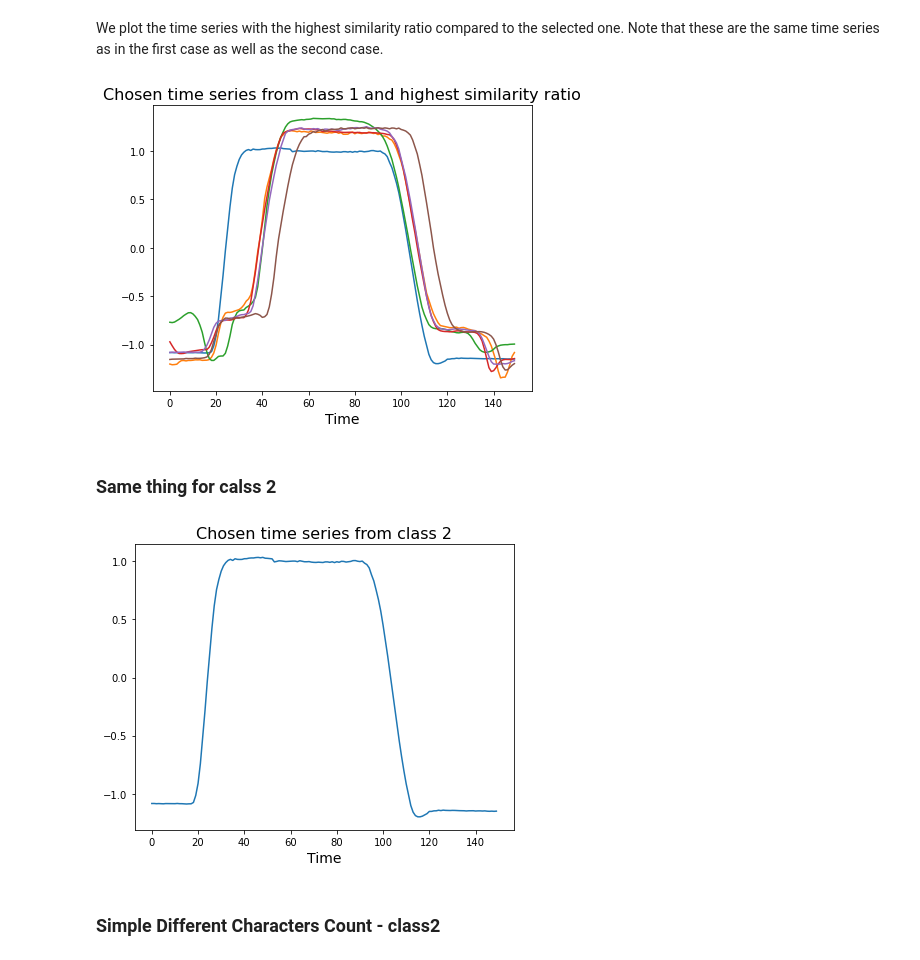
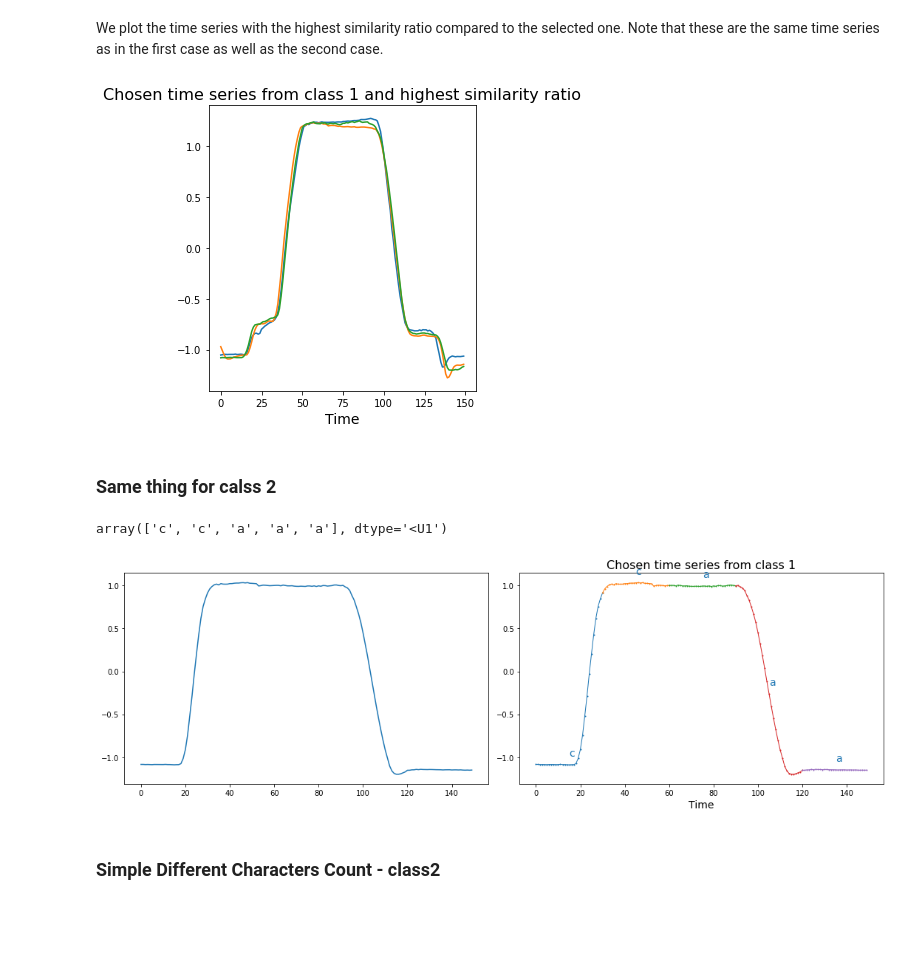
Before and after one commit to backspacer303/naucno-izracunavanje-projekat-2022, a Jupyter notebook: sfa_examples.ipynb, the cells around one changed output. Saved outputs shown, nothing was run; the diff lists cells and outputs as text; code cells hidden in the pictures; blank space fills up the shorter version.

```diff
--- a/sfa_examples.ipynb
+++ b/sfa_examples.ipynb
@@ -226,0 +239,8 @@ array([['b', 'd', 'd', 'c'],
+# %%
+# We divide by 5 because that is the dimension to which we reduce and which we set during the transformation (n_coefs=4)
+window_size = X.shape[1] // 5
+# We set the word size to 1 since we have only one word
+word_size = 1
+# %%
+splits_series = np.linspace(0, X.shape[1], 1 + X.shape[1] // window_size, dtype='int64')
+splits_series
@@ -226,0 +253,8 @@ array([['b', 'd', 'd', 'c'],
+# %%
+for start, end in zip(splits_series[:-1], np.clip(splits_series[1:] + 1, 0, X.shape[1])):
+  plt.plot(np.arange(start, end), X[0, start:end], 'o-', lw=1, ms=1)
+
+splits_letters = np.linspace(0, X.shape[1], 1 + word_size * X.shape[1] // window_size)
+splits_letters = ((splits_letters[:-1] + splits_letters[1:]) / 2).astype('int64')
+for i, (x, text) in enumerate(zip(splits_letters, X_new[0])):
+    plt.text(x, X[0, x] + 0.1, text, color="C{}".format(i // 5), fontsize=14)
@@ -234,6 +276,17 @@ while y[chosen_index] != 1:
 # %%
-plt.figure(figsize=(6, 5))
+plt.figure(figsize=(15, 5))
+plt.subplot(1,2,1)
 plt.plot(X[chosen_index], '-')
+
+plt.subplot(1,2,2)
+for start, end in zip(splits_series[:-1], np.clip(splits_series[1:] + 1, 0, X.shape[1])):
+  plt.plot(np.arange(start, end), X[chosen_index, start:end], 'o-', lw=1, ms=1)
+
+splits_letters = np.linspace(0, X.shape[1], 1 + word_size * X.shape[1] // window_size)
+splits_letters = ((splits_letters[:-1] + splits_letters[1:]) / 2).astype('int64')
+for i, (x, text) in enumerate(zip(splits_letters, X_new[chosen_index])):
+    plt.text(x, X[chosen_index, x] + 0.1, text, color="C{}".format(i // 5), fontsize=14)
+
 plt.xlabel('Time', fontsize=14)
 plt.title('Chosen time series from class 1', fontsize=16)
 plt.tight_layout()
@@ -355,17 +402,14 @@ We plot the time series with the highest similarity ratio compared to the select
 # %%
 plt.figure(figsize=(6, 5))
 plt.plot(X[chosen_index], '-')
-plt.plot(X[13], '-')
-plt.plot(X[21], '-')
 plt.plot(X[26], '-')
 plt.plot(X[27], '-')
-plt.plot(X[41], '-')
 plt.xlabel('Time', fontsize=14)
 plt.title('Chosen time series from class 1 and highest similarity ratio', fontsize=16)
 plt.tight_layout()
 plt.show()
 # %% [output]
-[figure, old version]
+[figure, new version]
 # %% [markdown]
 ### Same thing for calss 2
 # %%
@@ -373,15 +417,30 @@ rng1 = np.random.RandomState(128)
 chosen_index = rng1.randint(0, len(X))
 while y[chosen_index] != 2:
     chosen_index = rng1.randint(0, len(X))
+# %%
+X_new[chosen_index]
+# %% [output]
+array(['c', 'c', 'a', 'a', 'a'], dtype='<U1')
 # %%
-plt.figure(figsize=(6, 5))
+plt.figure(figsize=(15, 5))
+plt.subplot(1,2,1)
 plt.plot(X[chosen_index], '-')
+
+plt.subplot(1,2,2)
+for start, end in zip(splits_series[:-1], np.clip(splits_series[1:] + 1, 0, X.shape[1])):
+  plt.plot(np.arange(start, end), X[chosen_index, start:end], 'o-', lw=1, ms=1)
+
+splits_letters = np.linspace(0, X.shape[1], 1 + word_size * X.shape[1] // window_size)
+splits_letters = ((splits_letters[:-1] + splits_letters[1:]) / 2).astype('int64')
+for i, (x, text) in enumerate(zip(splits_letters, X_new[chosen_index])):
+    plt.text(x, X[chosen_index, x] + 0.1, text, color="C{}".format(i // 5), fontsize=14)
+
 plt.xlabel('Time', fontsize=14)
-plt.title('Chosen time series from class 2', fontsize=16)
+plt.title('Chosen time series from class 1', fontsize=16)
 plt.tight_layout()
 plt.show()
 # %% [output]
-[figure, old version]
+[figure, new version]
 # %% [markdown]
 ###  Simple Different Characters Count - class2
 # %%
```
Also changed, not shown: parts of 27 cells of this notebook.
